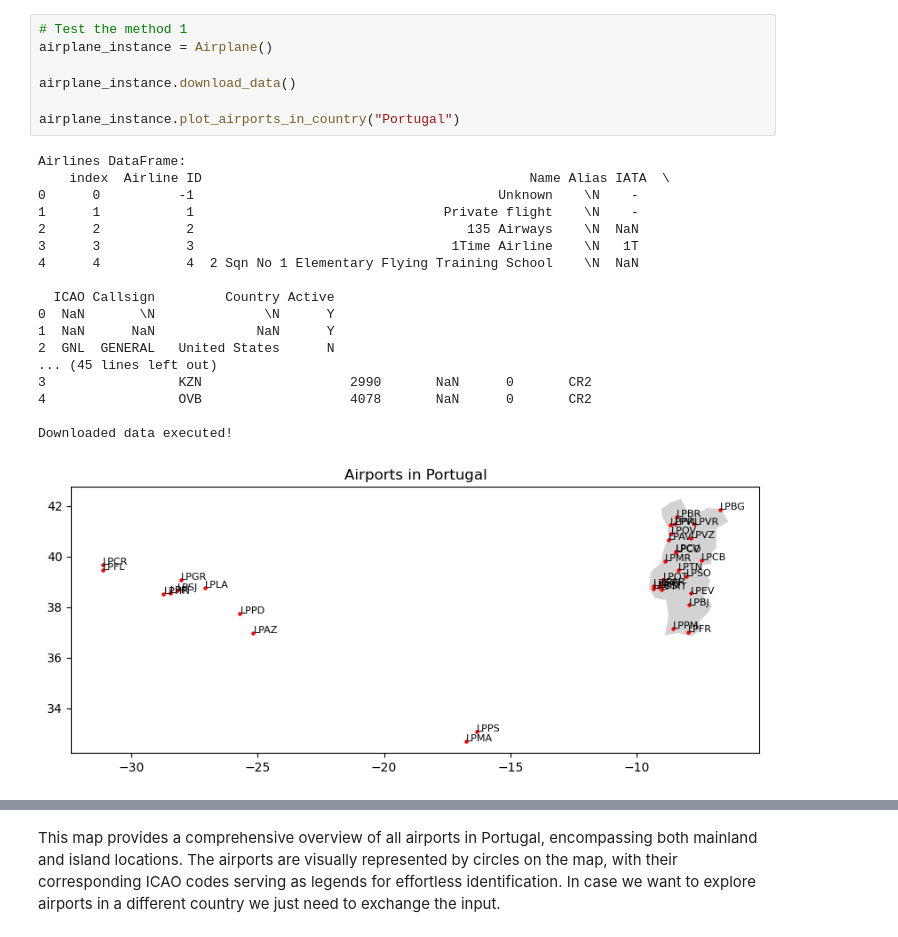
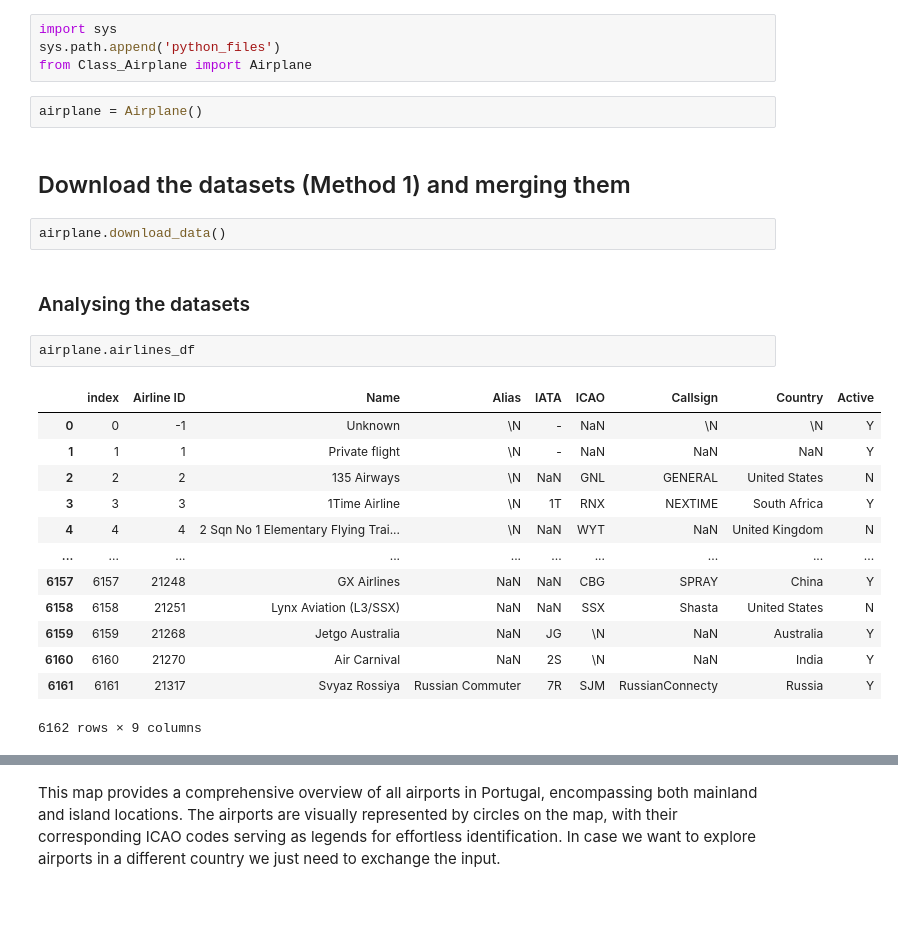
Before and after one commit to CarolinaAparicio2001/ADPRO, a Jupyter notebook: Showcase_Notebook.ipynb, the cells around one changed output, grey strips where cells are left out. Saved outputs shown, nothing was run; the diff lists cells and outputs as text; blank space fills up the shorter version.

```diff
--- a/Showcase_Notebook.ipynb
+++ b/Showcase_Notebook.ipynb
@@ -227,26 +5,28 @@ class Airplane:
 # %%
-# Test the method 1
-airplane_instance = Airplane()
-
-airplane_instance.download_data()
-
-airplane_instance.plot_airports_in_country("Portugal")
+import sys
+sys.path.append('python_files')
+from Class_Airplane import Airplane
-# %% [output]
-Airlines DataFrame:
-    index  Airline ID                                          Name Alias IATA  \
-0      0          -1                                       Unknown    \N    -
-1      1           1                                Private flight    \N    -
-2      2           2                                   135 Airways    \N  NaN
-3      3           3                                 1Time Airline    \N   1T
-4      4           4  2 Sqn No 1 Elementary Flying Training School    \N  NaN
-
-  ICAO Callsign         Country Active
-0  NaN       \N              \N      Y
-1  NaN      NaN             NaN      Y
-2  GNL  GENERAL   United States      N
-... (45 lines left out)
-3                 KZN                   2990       NaN      0       CR2
-4                 OVB                   4078       NaN      0       CR2
-
-Downloaded data executed!
-[figure, removed]
+# %%
+airplane = Airplane()
+# %% [markdown]
+## Download the datasets (Method 1) and merging them
+# %%
+airplane.download_data()
+# %% [markdown]
+### Analysing the datasets
+# %%
+airplane.airlines_df
+# %% [output]
+|  | index | Airline ID | Name | Alias | IATA | ICAO | Callsign | Country | Active |
+| 0 | 0 | -1 | Unknown | \N | - | NaN | \N | \N | Y |
+| 1 | 1 | 1 | Private flight | \N | - | NaN | NaN | NaN | Y |
+| 2 | 2 | 2 | 135 Airways | \N | NaN | GNL | GENERAL | United States | N |
+| 3 | 3 | 3 | 1Time Airline | \N | 1T | RNX | NEXTIME | South Africa | Y |
+| 4 | 4 | 4 | 2 Sqn No 1 Elementary Flying Trai... | \N | NaN | WYT | NaN | United Kingdom | N |
+| ... | ... | ... | ... | ... | ... | ... | ... | ... | ... |
+| 6157 | 6157 | 21248 | GX Airlines | NaN | NaN | CBG | SPRAY | China | Y |
+| 6158 | 6158 | 21251 | Lynx Aviation (L3/SSX) | NaN | NaN | SSX | Shasta | United States | N |
+| 6159 | 6159 | 21268 | Jetgo Australia | NaN | JG | \N | NaN | Australia | Y |
+| 6160 | 6160 | 21270 | Air Carnival | NaN | 2S | \N | NaN | India | Y |
+| 6161 | 6161 | 21317 | Svyaz Rossiya | Russian Commuter | 7R | SJM | RussianConnecty | Russia | Y |
+6162 rows × 9 columns
```
Also changed, not shown: parts of 13 cells of this notebook.
